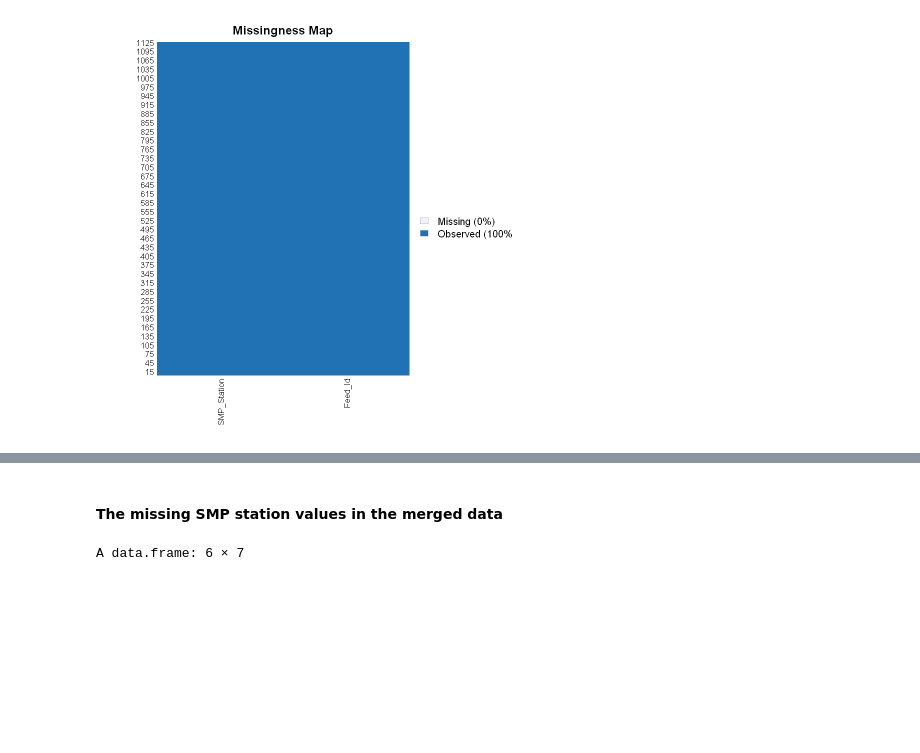
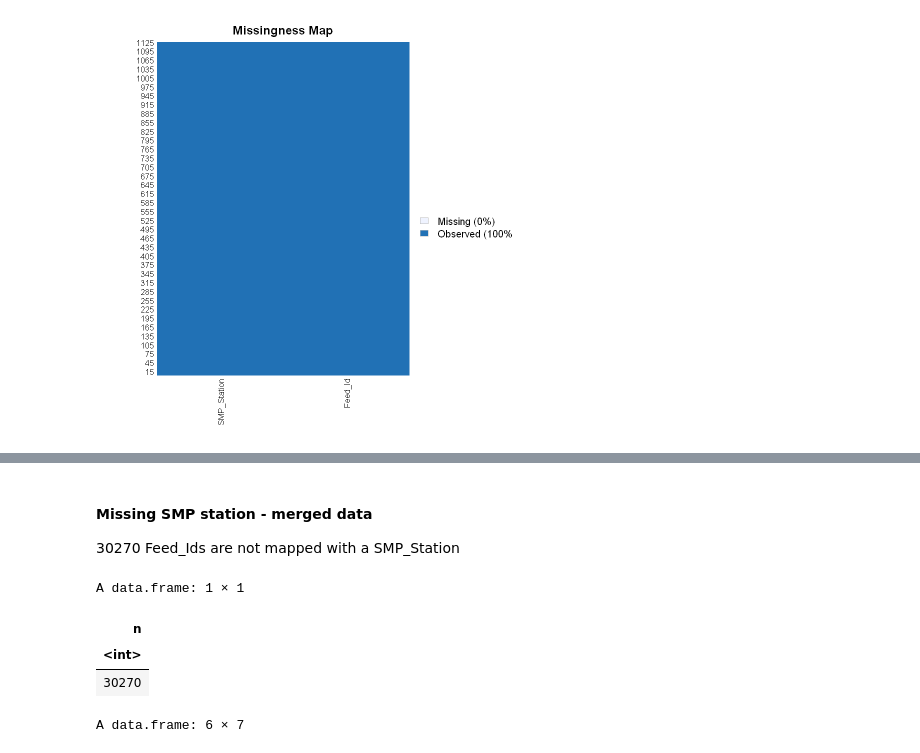
Before and after one commit to drpragyasan/utopia_assignment, a Jupyter notebook: Utopia_assignment.ipynb, the cells around one changed output, grey strips where cells are left out. Drawn from its saved outputs; the diff is of its cells as text; code cells hidden in the pictures; blank space fills up the shorter version.

```diff
--- a/Utopia_assignment.ipynb
+++ b/Utopia_assignment.ipynb
@@ -305,5 +410,14 @@ A data.frame: 6 × 7
 # %% [markdown]
- #### The missing SMP station values in the merged data
+ #### Missing SMP station - merged data
+
+ 30270 Feed_Ids are not mapped with a SMP_Station
+# %%
+count(mergedata %>% filter(is.na(mergedata$SMP_Station)))
+# %% [output]
+A data.frame: 1 × 1
+| n |
+| <int> |
+| 30270 |
 # %%
 head(mergedata %>% filter(is.na(mergedata$SMP_Station)))
 # %% [output]
```
Also changed, not shown: parts of 82 cells of this notebook.
